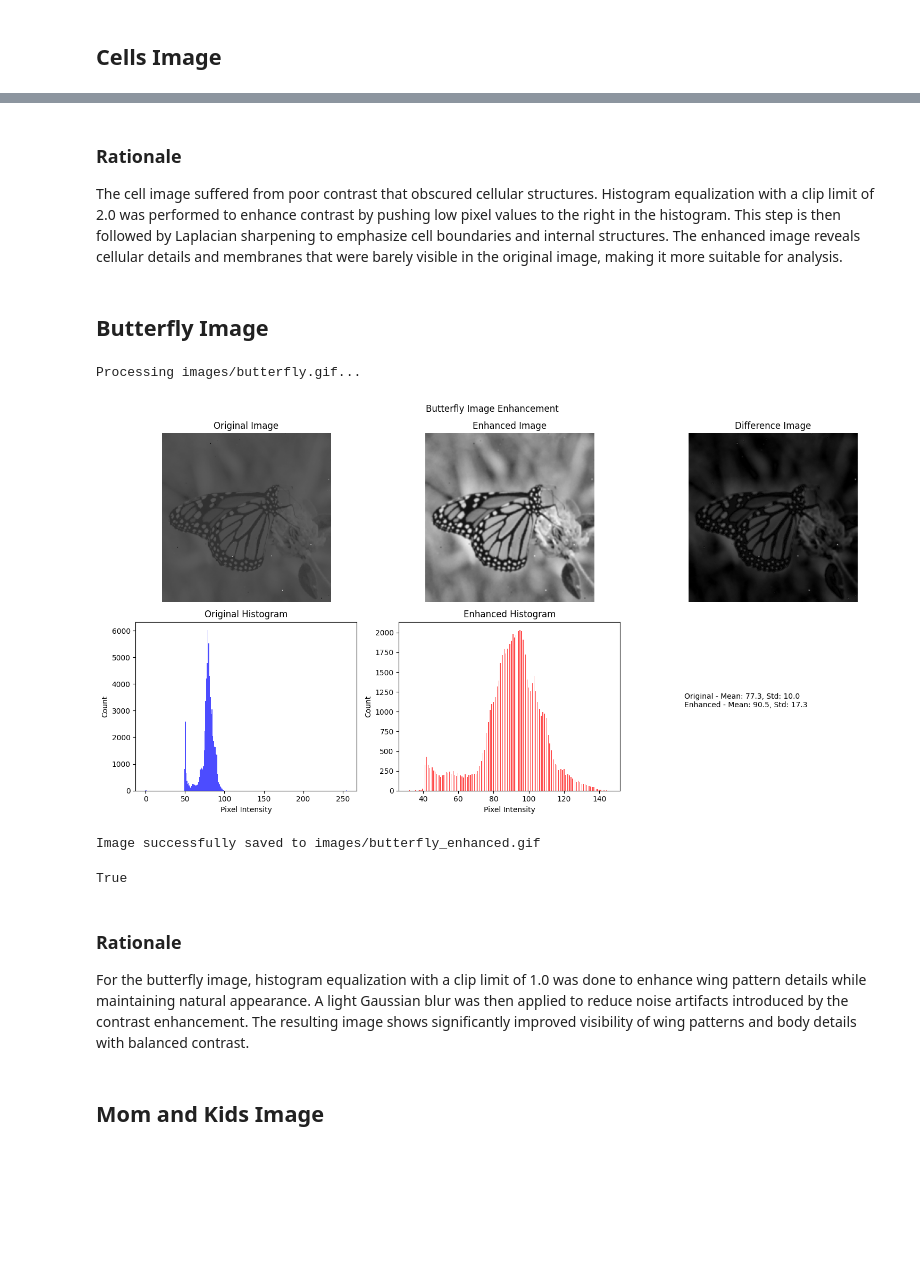
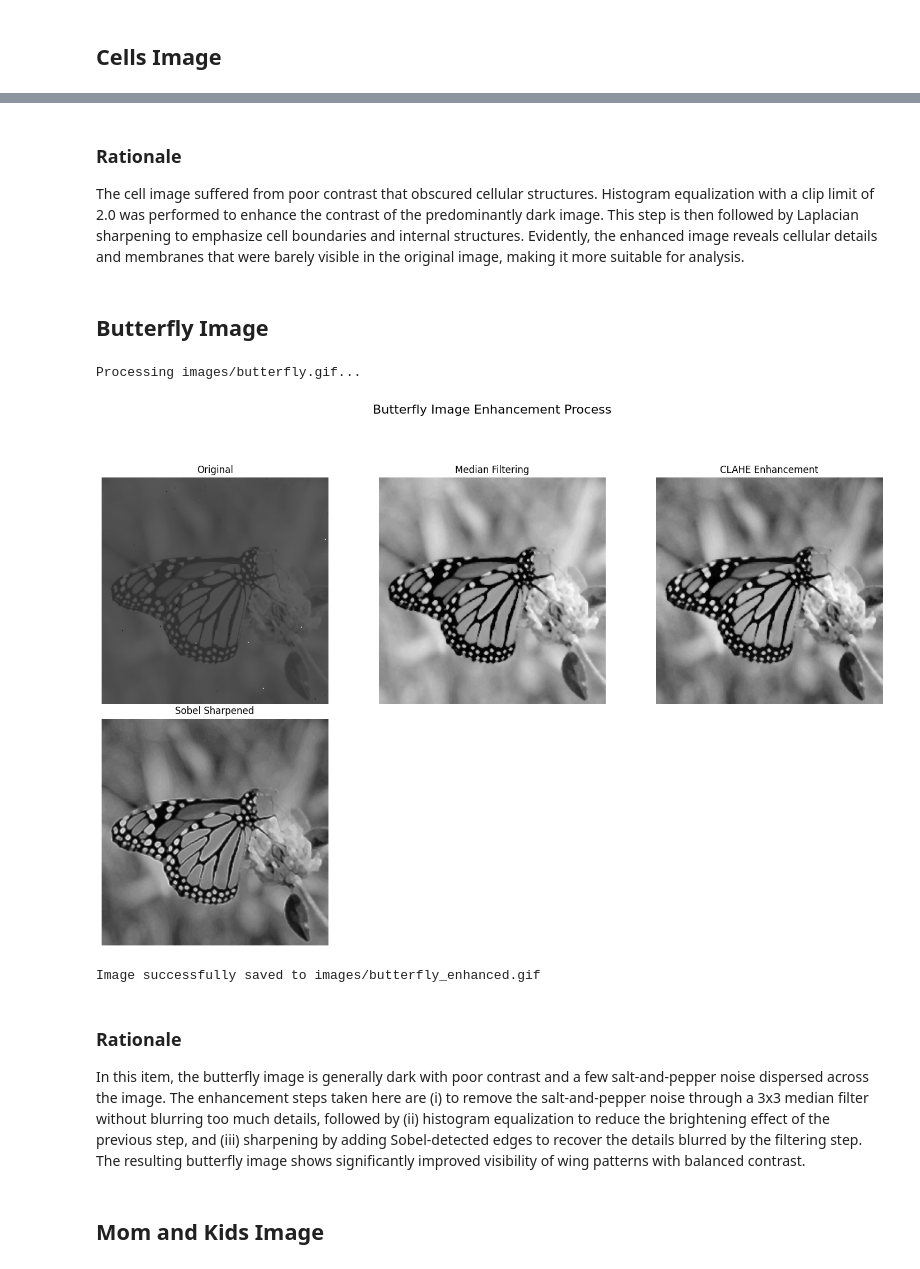
Before and after one commit to lendl-uy/cs282, a Jupyter notebook: pa1/cs282_pa_1_item_5_uy.ipynb, the cells around one changed output, grey strips where cells are left out. Drawn from its saved outputs; the diff is of its cells as text; code cells hidden in the pictures; blank space fills up the shorter version.

```diff
--- a/pa1/cs282_pa_1_item_5_uy.ipynb
+++ b/pa1/cs282_pa_1_item_5_uy.ipynb
@@ -204,39 +206,55 @@ True
 # %% [markdown]
 ### Rationale
 
-The cell image suffered from poor contrast that obscured cellular structures. Histogram equalization with a clip limit of 2.0 was performed to enhance contrast by pushing low pixel values to the right in the histogram. This step is then followed by Laplacian sharpening to emphasize cell boundaries and internal structures. The enhanced image reveals cellular details and membranes that were barely visible in the original image, making it more suitable for analysis.
+The cell image suffered from poor contrast that obscured cellular structures. Histogram equalization with a clip limit of 2.0 was performed to enhance the contrast of the predominantly dark image. This step is then followed by Laplacian sharpening to emphasize cell boundaries and internal structures. Evidently, the enhanced image reveals cellular details and membranes that were barely visible in the original image, making it more suitable for analysis.
 # %% [markdown]
 ## Butterfly Image
-# %%
-# Butterfly image enhancement
-butterfly_img_dir = f"{images_directory}/butterfly.gif"
-
-print(f"\nProcessing {butterfly_img_dir}...")
-butterfly_img = read_image(butterfly_img_dir)
-
-butterfly_enhanced = cv2.equalizeHist(butterfly_img)
-
-# Apply CLAHE to improve image contrast as original
-# image is generally dark
-clahe = cv2.createCLAHE(clipLimit=2.0, tileGridSize=(10,10))
-butterfly_enhanced = clahe.apply(butterfly_img)
-
-# Apply light Gaussian blur to reduce any noise enhanced by equalization
-butterfly_enhanced = cv2.GaussianBlur(butterfly_enhanced, (3,3), 0)
-
-display_results(butterfly_img, butterfly_enhanced, "Butterfly Image Enhancement")
-
-# Save the enhanced image
-save_image(butterfly_enhanced, f"{images_directory}/butterfly_enhanced.gif")
-# %% [output]
-Processing images/butterfly.gif...
-[figure, removed]
-Image successfully saved to images/butterfly_enhanced.gif
-True
-# %% [markdown]
-### Rationale
-
-For the butterfly image, histogram equalization with a clip limit of 1.0 was done to enhance wing pattern details while maintaining natural appearance. A light Gaussian blur was then applied to reduce noise artifacts introduced by the contrast enhancement. The resulting image shows significantly improved visibility of wing patterns and body details with balanced contrast.
+# %%
+# Butterfly image enhancement
+butterfly_img_dir = f"{images_directory}/butterfly.gif"
+
+print(f"\nProcessing {butterfly_img_dir}...")
+butterfly_img = read_image(butterfly_img_dir)
+
+# Apply median filter with 3x3 mask to reduce minimal salt-and-pepper noise
+median_filter = cv2.medianBlur(butterfly_img, 3)
+
+# Apply CLAHE to improve image contrast as resulting of median filtering
+# is bright
+clahe = cv2.createCLAHE(clipLimit=2.0, tileGridSize=(5,5))
+clahe_result = clahe.apply(median_filter)
+
+# Apply image sharpening by subtracting CLAHE enhanced image with
+# edges detected by Sobel
+
+# Apply Sobel operators in x and y directions
+sobelx = cv2.Sobel(clahe_result, cv2.CV_64F, 1, 0, ksize=3)
+sobely = cv2.Sobel(clahe_result, cv2.CV_64F, 0, 1, ksize=3)
+
+# Compute the magnitude of gradients
+sobel_magnitude = cv2.magnitude(sobelx, sobely)
+
+# Convert back to uint8 and normalize
+sobel_magnitude = cv2.normalize(sobel_magnitude, None, 0, 255, cv2.NORM_MINMAX, cv2.CV_8U)
+
+# Blend the edge information with the CLAHE result
+alpha = 0.2
+final_enhanced = cv2.addWeighted(clahe_result, 1.0, sobel_magnitude, alpha, 0)
+
+images = [butterfly_img, median_filter, clahe_result, final_enhanced]
+titles = ['Original', 'Median Filtering', 'CLAHE Enhancement', 'Sobel Sharpened']
+display_enhancement_steps(images, titles, "Butterfly Image Enhancement Process")
+
+# Save the enhanced image
+save_image(final_enhanced, f"{images_directory}/butterfly_enhanced.gif")
+# %% [output]
+Processing images/butterfly.gif...
+[figure, added]
+Image successfully saved to images/butterfly_enhanced.gif
+# %% [markdown]
+### Rationale
+
+In this item, the butterfly image is generally dark with poor contrast and a few salt-and-pepper noise dispersed across the image. The enhancement steps taken here are (i) to remove the salt-and-pepper noise through a 3x3 median filter without blurring too much details, followed by (ii) histogram equalization to reduce the brightening effect of the previous step, and (iii) sharpening by adding Sobel-detected edges to recover the details blurred by the filtering step. The resulting butterfly image shows significantly improved visibility of wing patterns with balanced contrast.
 # %% [markdown]
 ## Mom and Kids Image
 # %%
```
Also changed, not shown: parts of 8 cells of this notebook, 29 other files.
